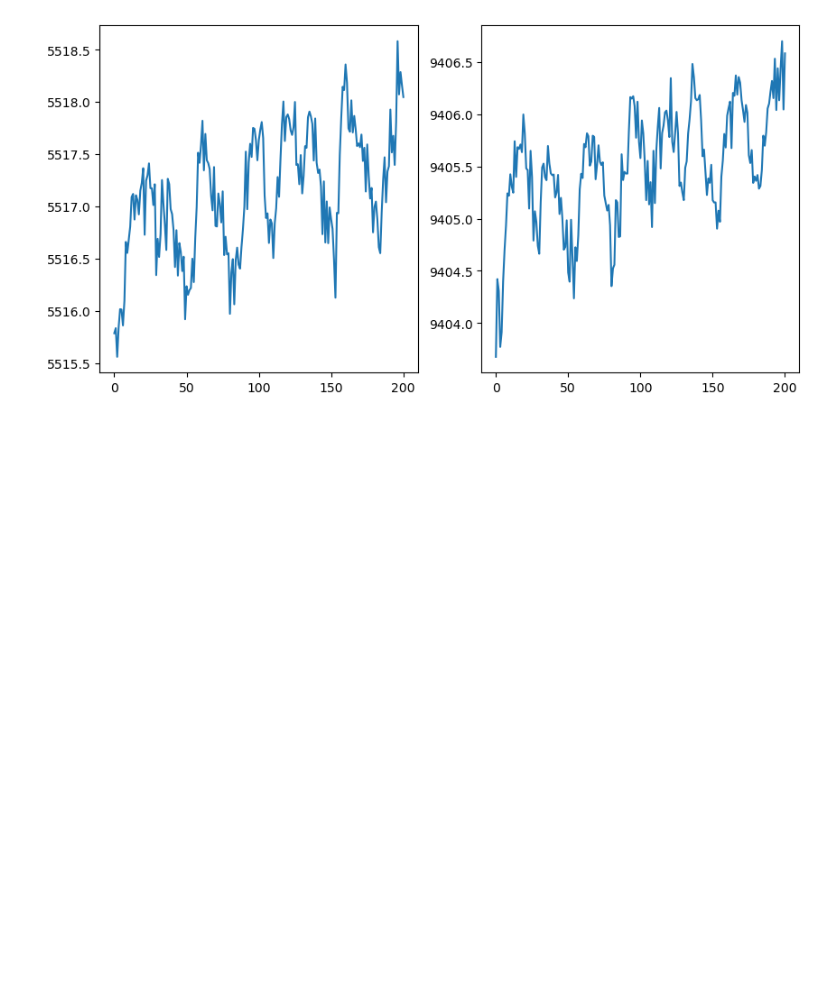
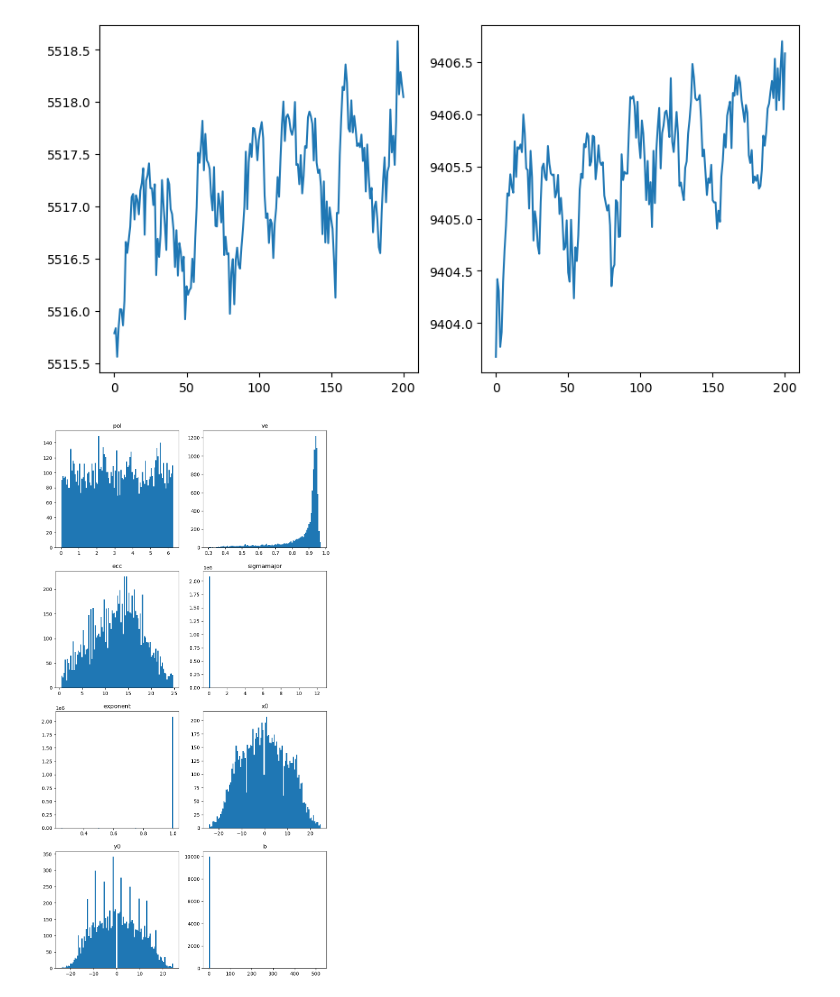
Before and after one commit to clayspacelab/popeye_model_fit, a Jupyter notebook: fakingMrVista.ipynb, the cells around one changed output. Cells and saved outputs as stored; diff of their text form; code cells hidden in the pictures; blank space fills up the shorter version.

```diff
--- a/fakingMrVista.ipynb
+++ b/fakingMrVista.ipynb
@@ -77,3 +77,20 @@ axs[1].plot(simData[0, 77, 15, :])
 plt.show()
 # %% [output]
 [figure]
+# %%
+simFitPath = os.path.join(rootPath, 'Inplane', 'Original', 'RF_ss5_copy-gFit.nii.gz')
+simFitNii = nib.load(simFitPath)
+simFit = simFitNii.get_fdata()
+
+
+f, axs = plt.subplots(4, 2, figsize=(10, 20))
+axs = axs.ravel()
+for i in range(8):
+    th = simFit[:,:,:,i].flatten()
+    th[th == 0] = np.nan
+    axs[i].hist(th, bins=100)
+    axs[i].set_title(rftitles[i])
+
+plt.show()
+# %% [output]
+[figure, added]
```
Also changed, not shown: parts of 2 cells of this notebook, 2 other files.
